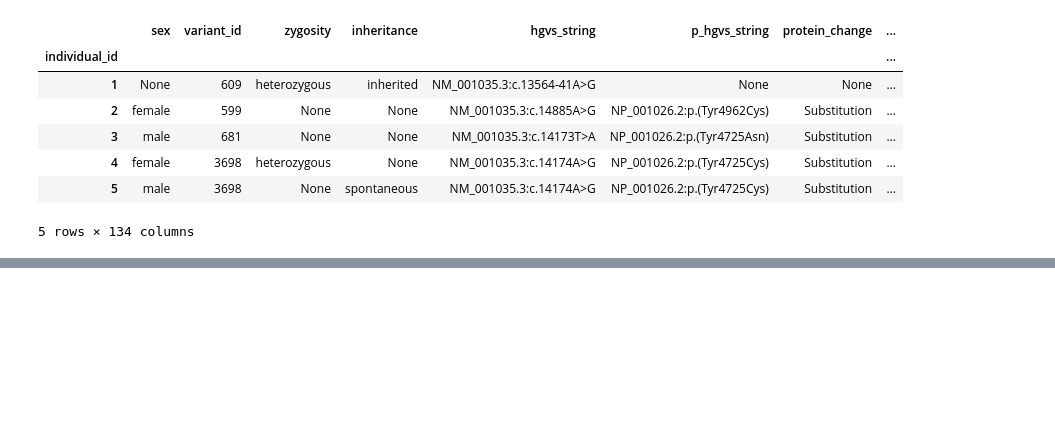
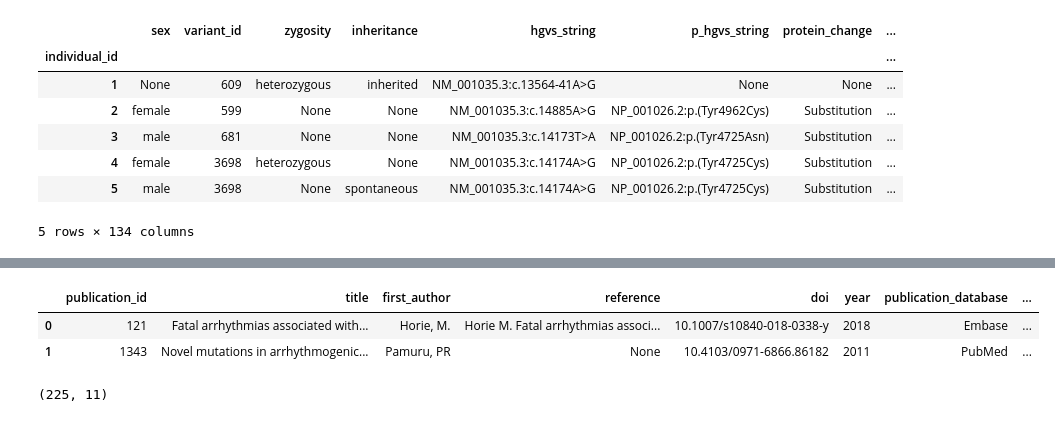
Before and after one commit to alexdaiii/cpvt_database_analysis, a Jupyter notebook: notebooks/create_tabular_database.ipynb, the cells around one changed output, grey strips where cells are left out. Cells and saved outputs as stored; diff of their text form; code cells hidden in the pictures; blank space fills up the shorter version.

```diff
--- a/notebooks/create_tabular_database.ipynb
+++ b/notebooks/create_tabular_database.ipynb
@@ -675,0 +726,31 @@ with open_workbook(excel_filename) as wb:
+# %%
+# print publications without any patients
+pub_no_patients = pd.read_sql(
+    """
+SELECT p.publication_id,
+         p.title,
+         p.first_author,
+         p.reference,
+         p.doi,
+         p.year,
+         pd.name AS publication_database,
+         pd.resource_uri,
+         ptd.resource_id
+FROM publication p
+            LEFT JOIN publication_to_database ptd
+                    ON p.publication_id = ptd.publication_id
+            LEFT JOIN publication_database pd
+                    ON pd.database_id = ptd.database_id
+    WHERE p.publication_id NOT IN (SELECT publication_id FROM individual_to_publication)
+        """,
+    engine,
+)
+pub_no_patients
+# %% [output]
+|  | publication_id | title | first_author | reference | doi | year | publication_database | ... |
+| 0 | 121 | Fatal arrhythmias associated with... | Horie, M. | Horie M. Fatal arrhythmias associ... | 10.1007/s10840-018-0338-y | 2018 | Embase | ... |
+| 1 | 1343 | Novel mutations in arrhythmogenic... | Pamuru, PR | None | 10.4103/0971-6866.86182 | 2011 | PubMed | ... |
+# %%
+publications.shape
+# %% [output]
+(225, 11)
```
Also changed, not shown: parts of 6 cells of this notebook, 10 other files.
